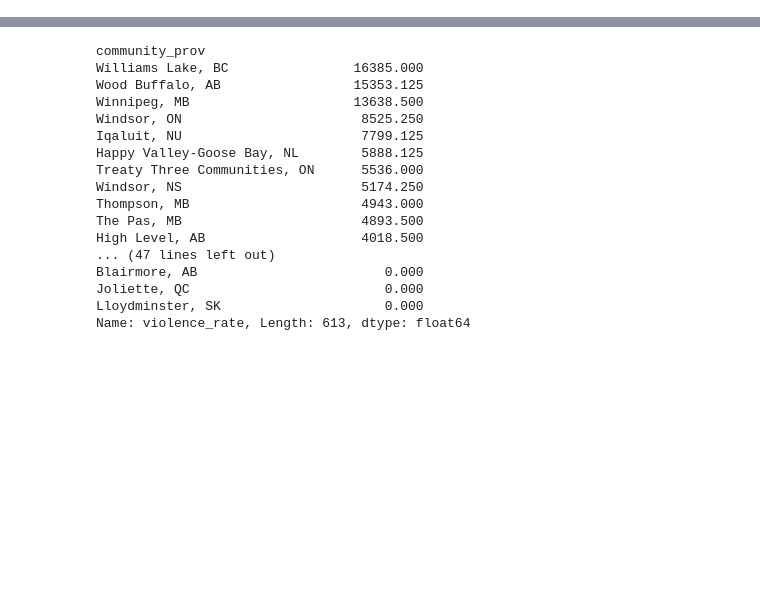
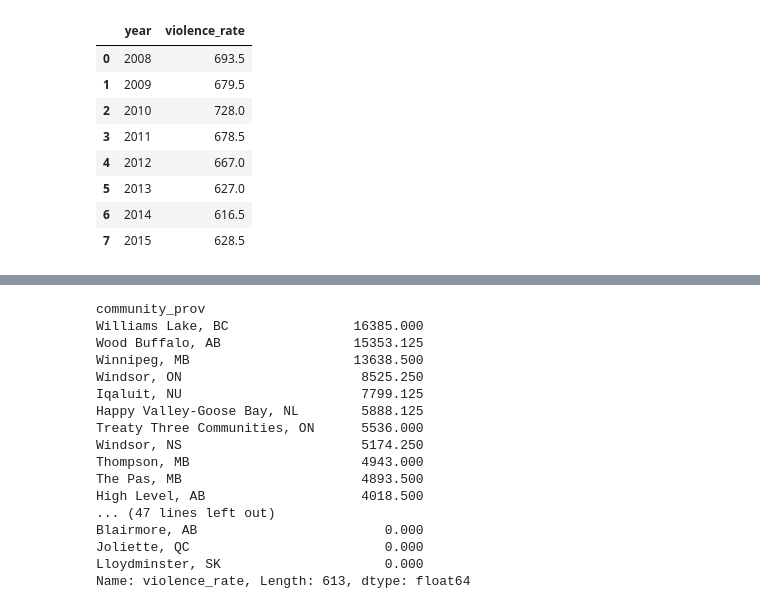
Before and after one commit to JulienAssouline/data-studios-projects, a Jupyter notebook: code/Violence against women/Violence against women.ipynb, the cells around one changed output, grey strips where cells are left out. Cells and saved outputs as stored; diff of their text form; code cells hidden in the pictures; blank space fills up the shorter version.

```diff
--- a/code/Violence against women/Violence against women.ipynb
+++ b/code/Violence against women/Violence against women.ipynb
@@ -97,3 +106,17 @@ df.to_csv("violence_against_women_canada_2.csv")
+# %%
+df_median = df.groupby("year")["violence_rate"].median().reset_index()
+# %%
+df_median
+# %% [output]
+|  | year | violence_rate |
+| 0 | 2008 | 693.5 |
+| 1 | 2009 | 679.5 |
+| 2 | 2010 | 728.0 |
+| 3 | 2011 | 678.5 |
+| 4 | 2012 | 667.0 |
+| 5 | 2013 | 627.0 |
+| 6 | 2014 | 616.5 |
+| 7 | 2015 | 628.5 |
 # %%
 df[df["community"] == "Windsor"]
 # %% [output]
```
Also changed, not shown: parts of 9 cells of this notebook, 3 other files.
